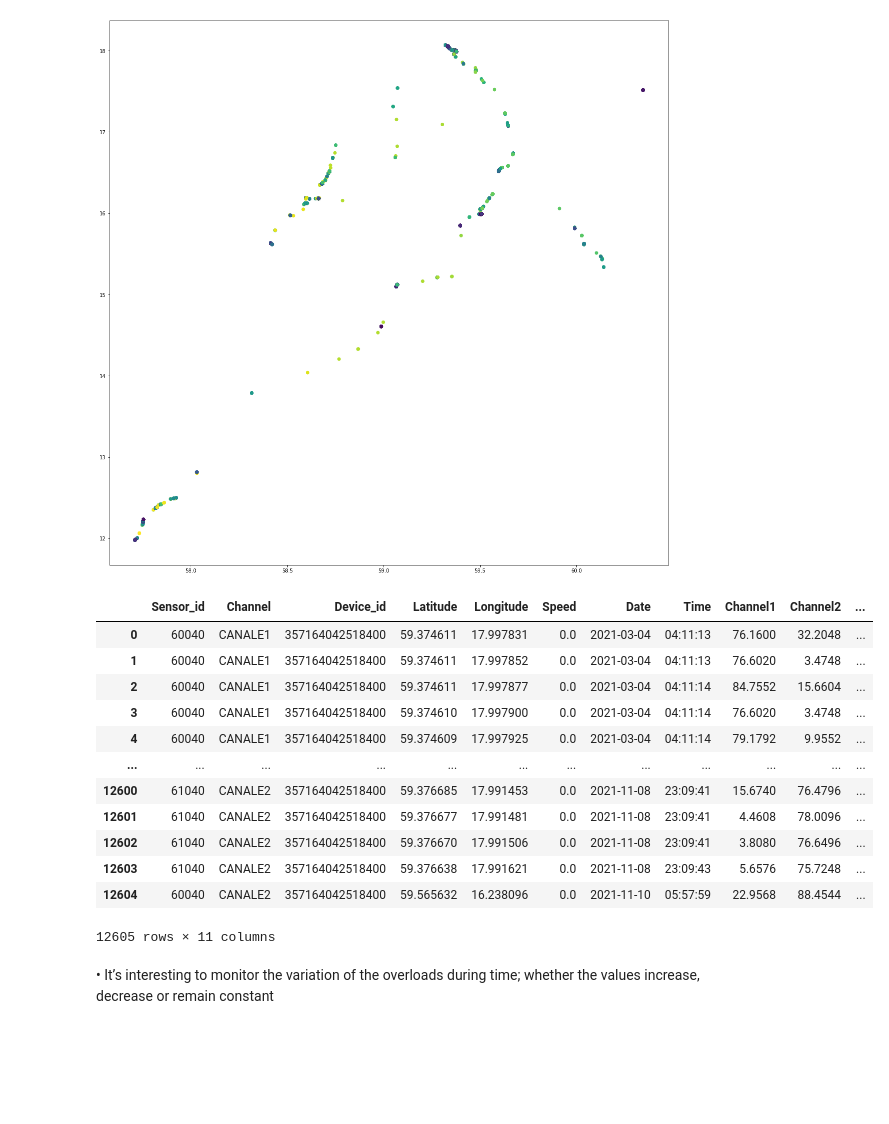
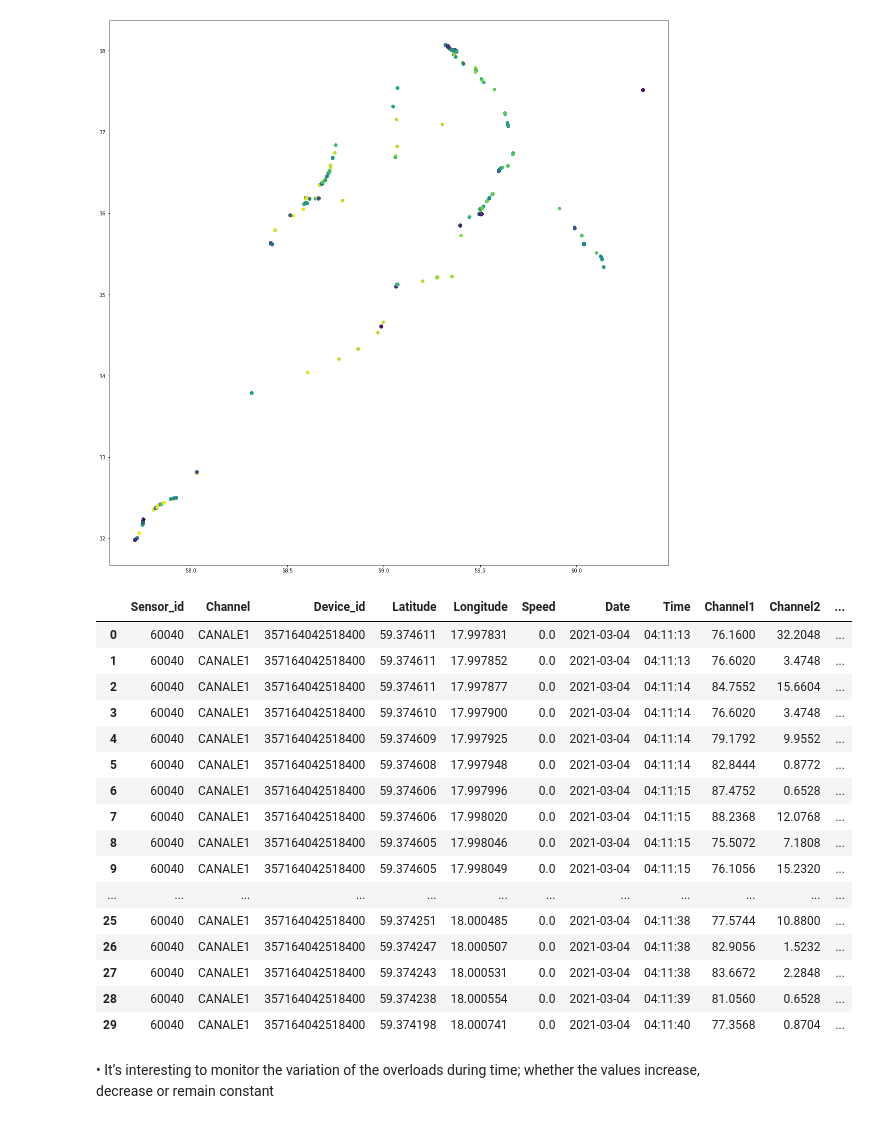
Before and after one commit to OmidSa75/Data_scinece-Smartset-overloads-PoliMI, a Jupyter notebook: main.ipynb, the cells around one changed output. Cells and saved outputs as stored; diff of their text form; code cells hidden in the pictures; blank space fills up the shorter version.

```diff
--- a/main.ipynb
+++ b/main.ipynb
@@ -139,21 +139,25 @@ plt.show()
 [figure]
 # %%
 df1['5m_cluster'] = mean_shift.labels_
-df1
+df1.head(30)
 # %% [output]
 |  | Sensor_id | Channel | Device_id | Latitude | Longitude | Speed | Date | Time | Channel1 | Channel2 | ... |
 | 0 | 60040 | CANALE1 | 357164042518400 | 59.374611 | 17.997831 | 0.0 | 2021-03-04 | 04:11:13 | 76.1600 | 32.2048 | ... |
 | 1 | 60040 | CANALE1 | 357164042518400 | 59.374611 | 17.997852 | 0.0 | 2021-03-04 | 04:11:13 | 76.6020 | 3.4748 | ... |
 | 2 | 60040 | CANALE1 | 357164042518400 | 59.374611 | 17.997877 | 0.0 | 2021-03-04 | 04:11:14 | 84.7552 | 15.6604 | ... |
 | 3 | 60040 | CANALE1 | 357164042518400 | 59.374610 | 17.997900 | 0.0 | 2021-03-04 | 04:11:14 | 76.6020 | 3.4748 | ... |
 | 4 | 60040 | CANALE1 | 357164042518400 | 59.374609 | 17.997925 | 0.0 | 2021-03-04 | 04:11:14 | 79.1792 | 9.9552 | ... |
+| 5 | 60040 | CANALE1 | 357164042518400 | 59.374608 | 17.997948 | 0.0 | 2021-03-04 | 04:11:14 | 82.8444 | 0.8772 | ... |
+| 6 | 60040 | CANALE1 | 357164042518400 | 59.374606 | 17.997996 | 0.0 | 2021-03-04 | 04:11:15 | 87.4752 | 0.6528 | ... |
+| 7 | 60040 | CANALE1 | 357164042518400 | 59.374606 | 17.998020 | 0.0 | 2021-03-04 | 04:11:15 | 88.2368 | 12.0768 | ... |
+| 8 | 60040 | CANALE1 | 357164042518400 | 59.374605 | 17.998046 | 0.0 | 2021-03-04 | 04:11:15 | 75.5072 | 7.1808 | ... |
+| 9 | 60040 | CANALE1 | 357164042518400 | 59.374605 | 17.998049 | 0.0 | 2021-03-04 | 04:11:15 | 76.1056 | 15.2320 | ... |
 | ... | ... | ... | ... | ... | ... | ... | ... | ... | ... | ... | ... |
-| 12600 | 61040 | CANALE2 | 357164042518400 | 59.376685 | 17.991453 | 0.0 | 2021-11-08 | 23:09:41 | 15.6740 | 76.4796 | ... |
-| 12601 | 61040 | CANALE2 | 357164042518400 | 59.376677 | 17.991481 | 0.0 | 2021-11-08 | 23:09:41 | 4.4608 | 78.0096 | ... |
-| 12602 | 61040 | CANALE2 | 357164042518400 | 59.376670 | 17.991506 | 0.0 | 2021-11-08 | 23:09:41 | 3.8080 | 76.6496 | ... |
-| 12603 | 61040 | CANALE2 | 357164042518400 | 59.376638 | 17.991621 | 0.0 | 2021-11-08 | 23:09:43 | 5.6576 | 75.7248 | ... |
-| 12604 | 60040 | CANALE2 | 357164042518400 | 59.565632 | 16.238096 | 0.0 | 2021-11-10 | 05:57:59 | 22.9568 | 88.4544 | ... |
+| 25 | 60040 | CANALE1 | 357164042518400 | 59.374251 | 18.000485 | 0.0 | 2021-03-04 | 04:11:38 | 77.5744 | 10.8800 | ... |
+| 26 | 60040 | CANALE1 | 357164042518400 | 59.374247 | 18.000507 | 0.0 | 2021-03-04 | 04:11:38 | 82.9056 | 1.5232 | ... |
+| 27 | 60040 | CANALE1 | 357164042518400 | 59.374243 | 18.000531 | 0.0 | 2021-03-04 | 04:11:38 | 83.6672 | 2.2848 | ... |
+| 28 | 60040 | CANALE1 | 357164042518400 | 59.374238 | 18.000554 | 0.0 | 2021-03-04 | 04:11:39 | 81.0560 | 0.6528 | ... |
+| 29 | 60040 | CANALE1 | 357164042518400 | 59.374198 | 18.000741 | 0.0 | 2021-03-04 | 04:11:40 | 77.3568 | 0.8704 | ... |
-12605 rows × 11 columns
 # %% [markdown]
 •
 It’s interesting to monitor the variation of the overloads during time; whether the values
```
Also changed, not shown: parts of 2 cells of this notebook.
